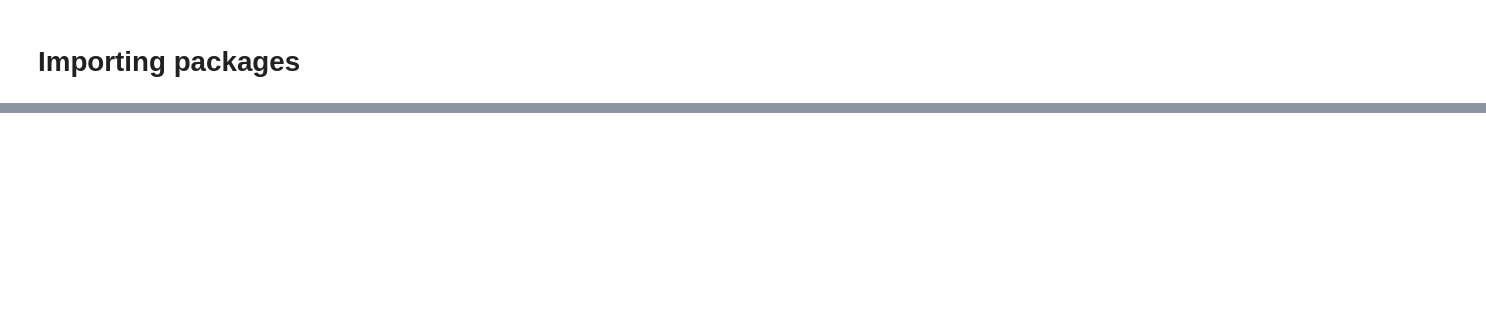
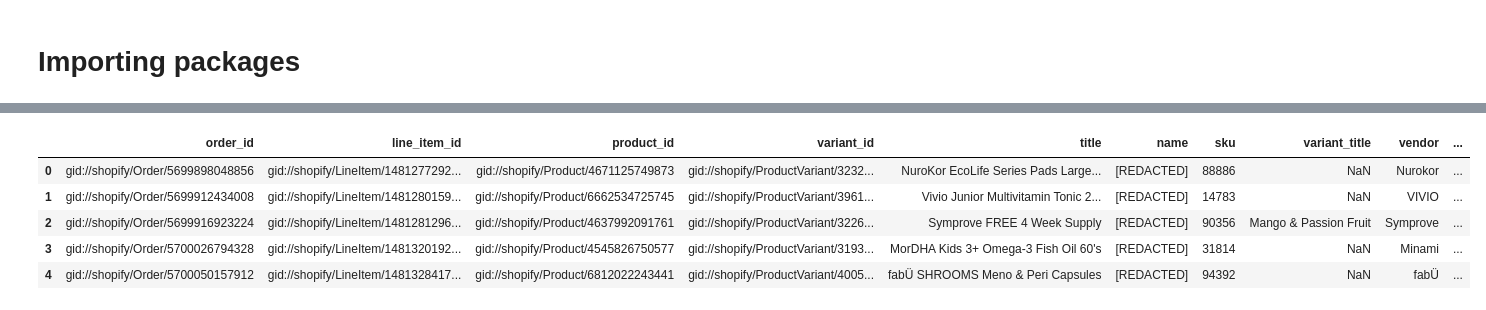
Before and after one commit to VincentGefflaut/iterate-hackathon, a Jupyter notebook: data_analysis_Titouan.ipynb, the cells around one changed output, grey strips where cells are left out. Drawn from its saved outputs; the diff is of its cells as text; code cells hidden in the pictures; blank space fills up the shorter version.

Commit message:
Cleaning online data

```diff
--- a/data_analysis_Titouan.ipynb
+++ b/data_analysis_Titouan.ipynb
@@ -9,5 +10,12 @@ import matplotlib.pyplot as plt
 # %%
-retail_snapshos_df = pd.read_csv(r"C:\Users\titou\Desktop\paris_hack\source_retail\retail_data\Retail\retail_inventory_snapshot_30_10_25.csv")
-retail_sales_df= pd.read_csv(r"C:\Users\titou\Desktop\paris_hack\source_retail\retail_data\Retail\retail_sales_data_01_09_2023_to_31_10_2025.csv")
-retail_snapshos_df.info()
+nrows = int(1e3)
+
+retail_snapshos_df = pd.read_csv(r"C:\Users\titou\Desktop\paris_hack\input_data\Retail\retail_inventory_snapshot_30_10_25.csv", nrows=nrows)
+retail_sales_df= pd.read_csv(r"C:\Users\titou\Desktop\paris_hack\input_data\Retail\retail_sales_data_01_09_2023_to_31_10_2025.csv", nrows=nrows)
+
+print(f"retail snapshot info:\n")
+print(retail_snapshos_df.info())
+print("\n\n")
+print("retail sales info:")
+print(retail_sales_df.info())
 # %% [output]
@@ -59,0 +91,3 @@ memory usage: 222.2+ MB
+# %%
+orders_df = pd.read_csv(r"C:\Users\titou\Desktop\paris_hack\input_data\Online\orders.csv", nrows=nrows)
+order_line_df = pd.read_csv(r"C:\Users\titou\Desktop\paris_hack\input_data\Online\order_line_items.csv", nrows=nrows)
@@ -59,0 +193,9 @@ memory usage: 222.2+ MB
+# %%
+order_line_df.head()
+# %% [output]
+|  | order_id | line_item_id | product_id | variant_id | title | name | sku | variant_title | vendor | ... |
+| 0 | gid://shopify/Order/5699898048856 | gid://shopify/LineItem/1481277292... | gid://shopify/Product/4671125749873 | gid://shopify/ProductVariant/3232... | NuroKor EcoLife Series Pads Large... | [REDACTED] | 88886 | NaN | Nurokor | ... |
+| 1 | gid://shopify/Order/5699912434008 | gid://shopify/LineItem/1481280159... | gid://shopify/Product/6662534725745 | gid://shopify/ProductVariant/3961... | Vivio Junior Multivitamin Tonic 2... | [REDACTED] | 14783 | NaN | VIVIO | ... |
+| 2 | gid://shopify/Order/5699916923224 | gid://shopify/LineItem/1481281296... | gid://shopify/Product/4637992091761 | gid://shopify/ProductVariant/3226... | Symprove FREE 4 Week Supply | [REDACTED] | 90356 | Mango & Passion Fruit | Symprove | ... |
+| 3 | gid://shopify/Order/5700026794328 | gid://shopify/LineItem/1481320192... | gid://shopify/Product/4545826750577 | gid://shopify/ProductVariant/3193... | MorDHA Kids 3+ Omega-3 Fish Oil 60's | [REDACTED] | 31814 | NaN | Minami | ... |
+| 4 | gid://shopify/Order/5700050157912 | gid://shopify/LineItem/1481328417... | gid://shopify/Product/6812022243441 | gid://shopify/ProductVariant/4005... | fabÜ SHROOMS Meno & Peri Capsules | [REDACTED] | 94392 | NaN | fabÜ | ... |
```
Also changed, not shown: parts of 15 cells of this notebook, 2 other files.
